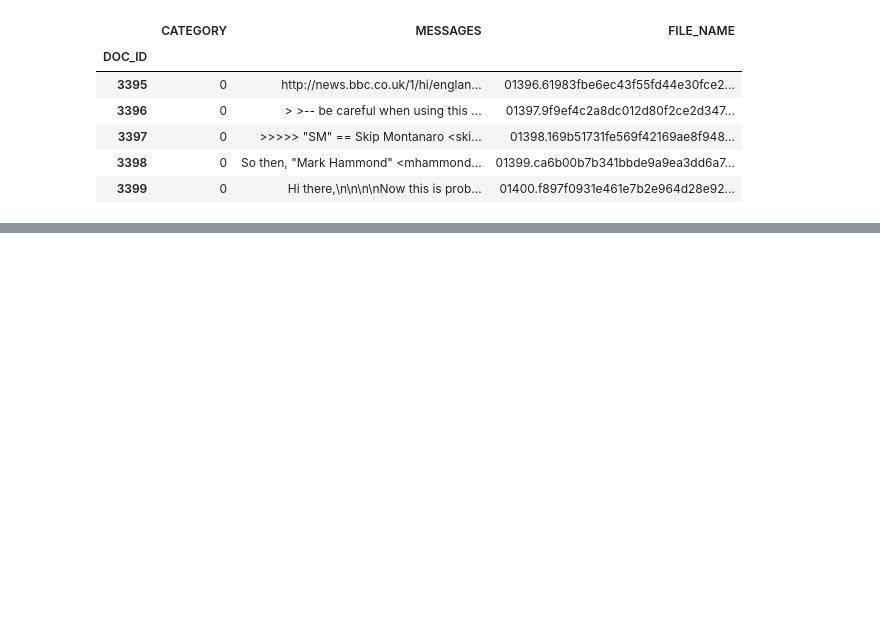
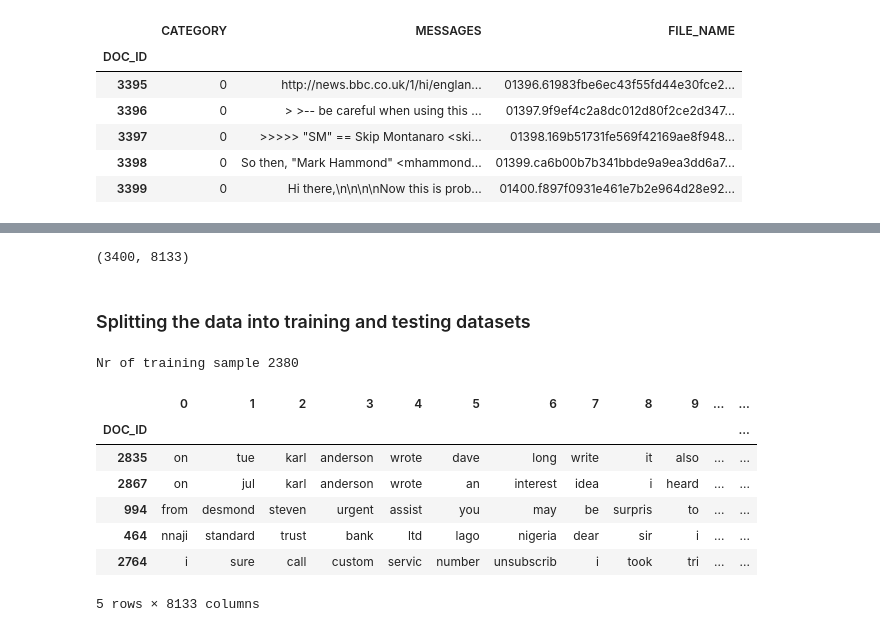
Before and after one commit to awsmak/Spam-Filter-using-Naive-Bayes-classifier, a Jupyter notebook: 06 Nayes Classifier.ipynb, the cells around one changed output, grey strips where cells are left out. Saved outputs shown, nothing was run; the diff lists cells and outputs as text; code cells hidden in the pictures; blank space fills up the shorter version.

```diff
--- a/06 Nayes Classifier.ipynb
+++ b/06 Nayes Classifier.ipynb
@@ -334,0 +501,19 @@ msg. lower()
+# %%
+def clean_messages(message, stemmer =PorterStemmer(),
+                   stop_words = set(stopwords.words('english'))):
+    # remove HTML tags
+    soup = BeautifulSoup(message, 'html.parser')
+    cleaned_text = soup.get_text()
+    # converts to Lower Case and splits up the words
+    words = word_tokenize(cleaned_text)
+
+    filtered_words = []
+
+    for word in words:
+        # removes the punctuation
+        if word not in stop_words and word.isalpha():
+            filtered_words.append(stemmer.stem(word))
+#             filtered_words.append(word)
+
+
+    return filtered_words
@@ -334,0 +799,3 @@ msg. lower()
+# %%
+stemmed_nested_list = data.MESSAGES.apply(clean_messages)
+flat_stemmed_list = [item for sublist in stemmed_nested_list for item in sublist]
@@ -334,0 +919,3 @@ msg. lower()
+# %%
+word_columns_df = pd.DataFrame.from_records(stemmed_nested_list.tolist())
+word_columns_df.head()
@@ -334,0 +930,24 @@ msg. lower()
+# %%
+word_columns_df.shape # 3400 is the no. of emails and 8133 is no. of words in longest email
+# %% [output]
+(3400, 8133)
+# %% [markdown]
+### Splitting the data into training and testing datasets
+# %%
+X_train, X_test, y_train, y_test = train_test_split(word_columns_df, data.CATEGORY, test_size = 0.3, random_state=42)
+# %%
+print('Nr of training sample', X_train.shape[0])
+# %% [output]
+Nr of training sample 2380
+# %%
+X_train.index.name = X_test.index.name = 'DOC_ID'
+X_train.head()
+# %% [output]
+|  | 0 | 1 | 2 | 3 | 4 | 5 | 6 | 7 | 8 | 9 | ... | ... |
+| DOC_ID |  |  |  |  |  |  |  |  |  |  |  | ... |
+| 2835 | on | tue | karl | anderson | wrote | dave | long | write | it | also | ... | ... |
+| 2867 | on | jul | karl | anderson | wrote | an | interest | idea | i | heard | ... | ... |
+| 994 | from | desmond | steven | urgent | assist | you | may | be | surpris | to | ... | ... |
+| 464 | nnaji | standard | trust | bank | ltd | lago | nigeria | dear | sir | i | ... | ... |
+| 2764 | i | sure | call | custom | servic | number | unsubscrib | i | took | tri | ... | ... |
+5 rows × 8133 columns
```
Also changed, not shown: parts of 118 cells of this notebook.
